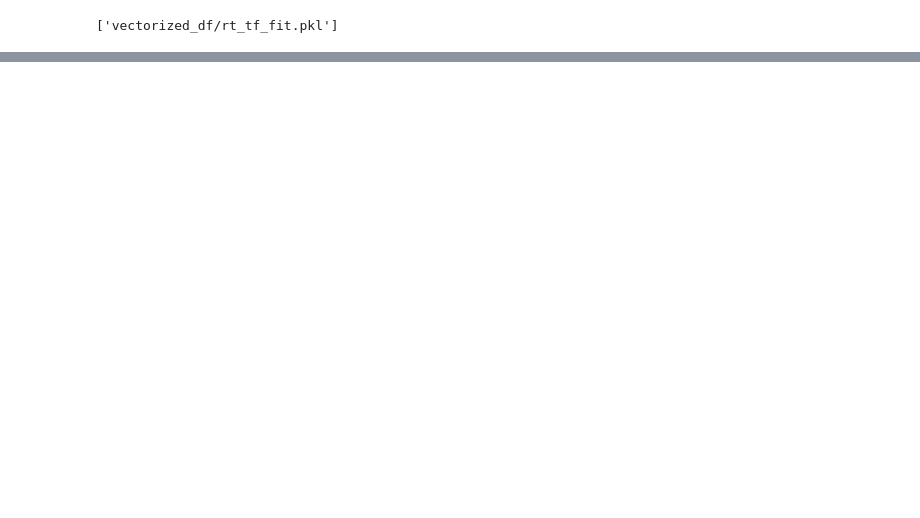
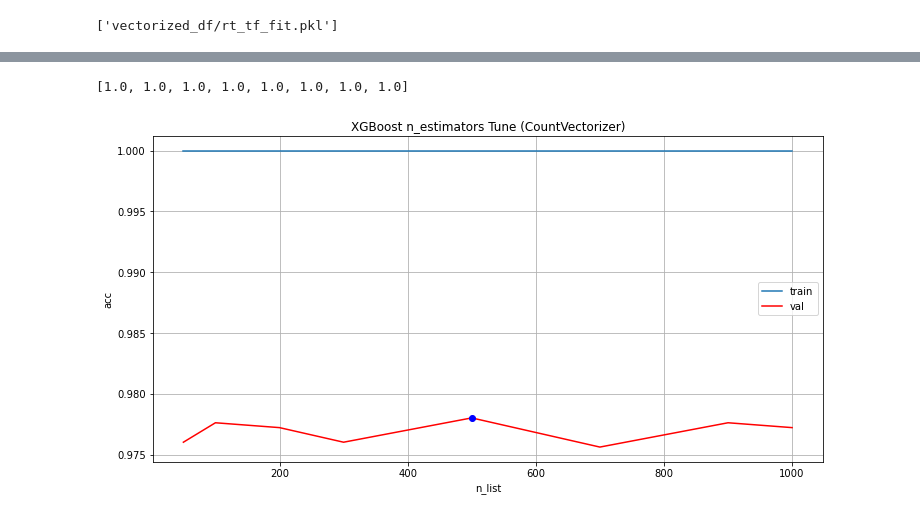
Before and after one commit to polly1110/Fake-Job-Detection, a Jupyter notebook: Modeling-v4.ipynb, the cells around one changed output, grey strips where cells are left out. Drawn from its saved outputs; the diff is of its cells as text; code cells hidden in the pictures; blank space fills up the shorter version.

```diff
--- a/Modeling-v4.ipynb
+++ b/Modeling-v4.ipynb
@@ -1219,13 +1218,0 @@ plt.show()
-# %%
-n_list=[50,100,200,300,500,700,900,1000]
-val_acc_xg=[]
-train_acc_xg=[]
-for n in n_list:
-    xg_v=([
-    ('smote',SMOTE(random_state=42)),
-    ('scaler',MinMaxScaler()),
-    ('classifier',XGBClassifier(n_estimators=n))])
-    pipe_xg_v=imbPipeline(xg_v)
-    pipe_xg_v.fit(X_train,y_train)
-    val_acc_xg.append(pipe_xg_v.score(X_val,y_val))
-    train_acc_xg.append(pipe_xg_v.score(X_train,y_train))
@@ -1251,0 +1267,15 @@ grid_rt=[{
+# %%
+n_list=[50,100,200,300,500,700,900,1000]
+train_acc_xg_c=[]
+val_acc_xg_c=[]
+for n in n_list:
+    estimators=[
+    ('smote',SMOTE(random_state=42)),
+    ('scaler',MinMaxScaler()),
+    ('classifier',RandomForestClassifier(n_estimators=n,n_jobs=-1))]
+    pipe_xg_0=imbPipeline(estimators)
+    pipe_xg_0.fit(X_train_count,y_train_count)
+    train_acc=pipe_xg_0.score(X_train_count,y_train_count)
+    val_acc=pipe_xg_0.score(X_val_count,y_val_count)
+    train_acc_xg_c.append(train_acc)
+    val_acc_xg_c.append(val_acc)
@@ -1251,0 +1293,17 @@ grid_rt=[{
+# %%
+train_acc_xg_c
+# %% [output]
+[1.0, 1.0, 1.0, 1.0, 1.0, 1.0, 1.0, 1.0]
+# %%
+plt.figure(figsize=(12,6))
+plt.plot(n_list,train_acc_xg_c,label='train')
+plt.title('XGBoost n_estimators Tune (CountVectorizer)')
+plt.plot(n_list,val_acc_xg_c,label='val',color='red')
+plt.plot(n_list[np.array(val_acc_xg_c).argmax()],max(val_acc_xg_c),'ro',color='blue')
+plt.xlabel('n_list')
+plt.ylabel('acc')
+plt.grid()
+plt.legend()
+plt.show()
+# %% [output]
+[figure, added]
```
Also changed, not shown: parts of 100 cells of this notebook.
